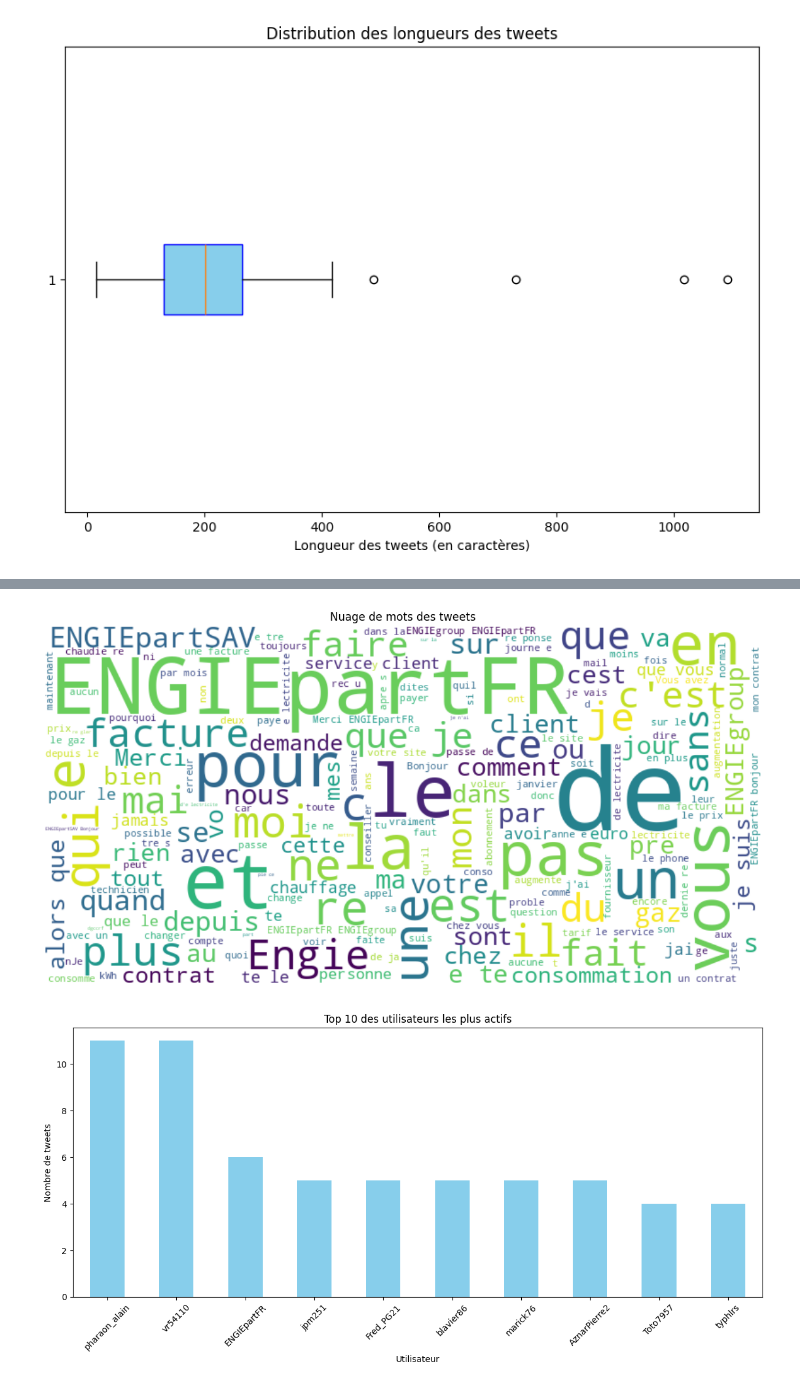
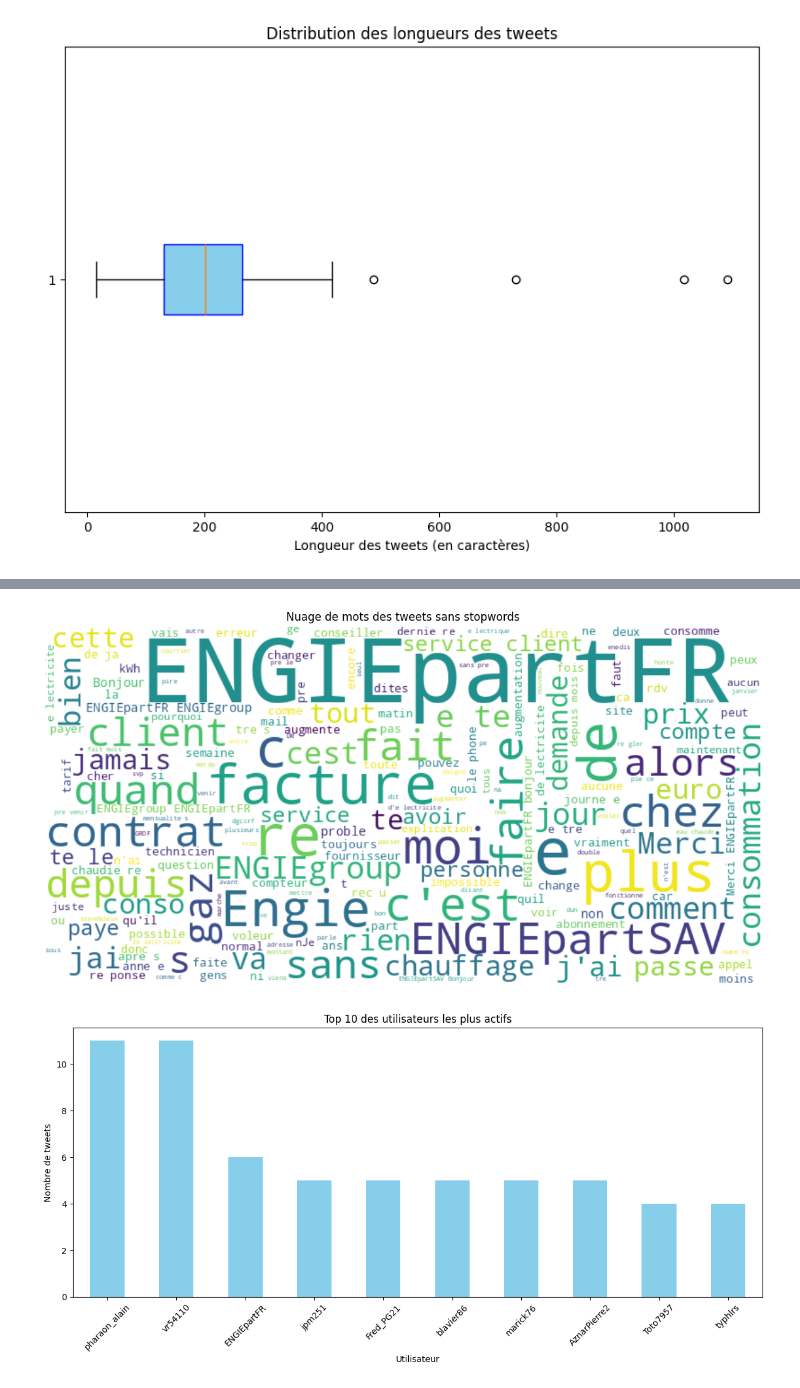
Before and after one commit to Ilyes360/engie, a Jupyter notebook: Graphe(Analyse)/Analyse.ipynb, the cells around one changed output, grey strips where cells are left out. Drawn from its saved outputs; the diff is of its cells as text; code cells hidden in the pictures.

```diff
--- a/Graphe(Analyse)/Analyse.ipynb
+++ b/Graphe(Analyse)/Analyse.ipynb
@@ -123,19 +123,27 @@ plt.show()
 # %% [output]
 [figure]
 # %%
+import nltk
+from nltk.corpus import stopwords
 from wordcloud import WordCloud
 
-# Combiner tous les tweets en une seule chaîne de texte
+nltk.download('stopwords')
+
+stop_words = set(stopwords.words('french'))
+
+df = pd.read_csv('../Data/data_cleaned_with_analysis.csv')
+
 text_all_tweets = ' '.join(df['full_text'])
 
-# Générer le nuage de mots
-wordcloud = WordCloud(width=800, height=400, background_color='white').generate(text_all_tweets)
+words = text_all_tweets.split()
+filtered_text = ' '.join(word for word in words if word.lower() not in stop_words)
 
-# Affichage du nuage de mots
+wordcloud = WordCloud(width=800, height=400, background_color='white').generate(filtered_text)
+
 plt.figure(figsize=(12,6))
 plt.imshow(wordcloud, interpolation='bilinear')
 plt.axis('off')
-plt.title("Nuage de mots des tweets")
+plt.title("Nuage de mots des tweets sans stopwords")
 plt.tight_layout()
 plt.show()
 # %% [output]
@@ -142,4 +153,4 @@ plt.show()
-[figure, old version]
+[figure, new version]
 # %%
 # Graphique du nombre de tweets par utilisateur
 tweets_par_utilisateur = df['screen_name'].value_counts()
```
Also changed, not shown: parts of 7 cells of this notebook, 3 other files.
